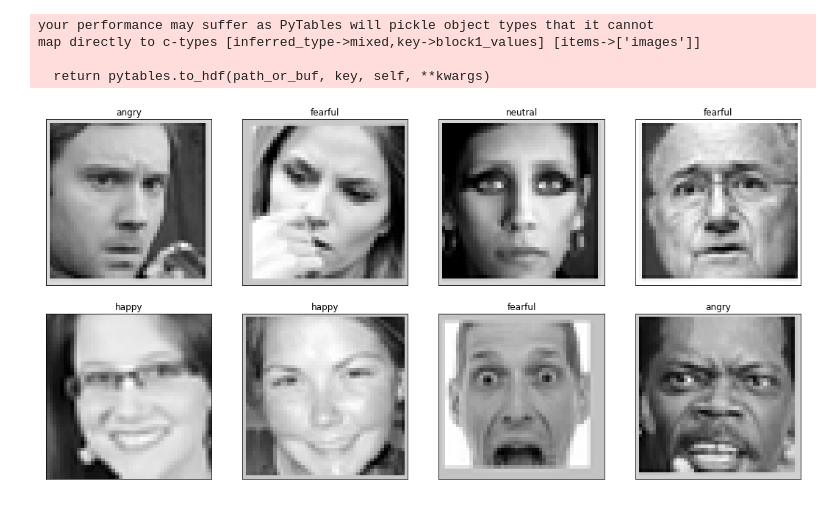
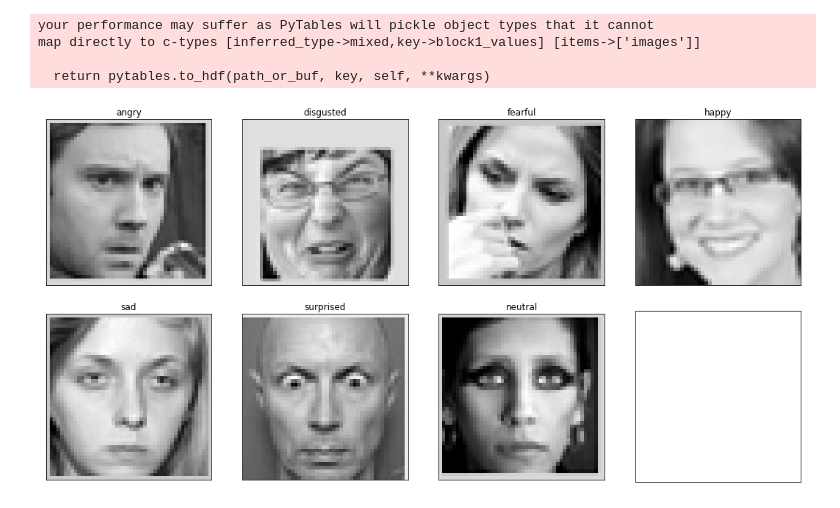
Before and after one commit to GomesJP/Emotions-Recognition, a Jupyter notebook: Import Data.ipynb, the cells around one changed output. Drawn from its saved outputs; the diff is of its cells as text; code cells hidden in the pictures.

Commit message:
Added some visualizations and a presentation

```diff
--- a/Import Data.ipynb
+++ b/Import Data.ipynb
@@ -75,24 +92,32 @@ map directly to c-types [inferred_type->mixed,key->block1_values] [items->['imag
 # %%
 data = pd.read_hdf('./data/fer2013.h5','data')
 
+import matplotlib
 from matplotlib import pyplot as plt
 
 plt.cla()   # Clear axis
 plt.clf()   # Clear figure
 plt.close() # Close a figure window
 
 rows = 2
 columns = 4
 
 f, axarr = plt.subplots(rows,columns,figsize=(15,7.5))
 f.tight_layout()
 
 for i in range(0,rows):
     for j in range(0,columns):
-        axarr[i][j].imshow(data["images"].iloc[i*columns+j], cmap = 'gray')
-        axarr[i][j].set_title(EMOTIONS[data["emotion"].iloc[i*columns+j]])
+        if (i*columns+j >= len(EMOTIONS)):
+            break
+        img = data.groupby('emotion').first().reset_index()["images"].iloc[i*columns+j]
+        emotion = EMOTIONS[data.groupby('emotion').first().reset_index()["emotion"].iloc[i*columns+j]]
+
+        axarr[i][j].imshow(img, cmap = 'gray')
+        axarr[i][j].set_title(emotion)
+        matplotlib.image.imsave(r'./data/image'+ str(i*columns+j) +'.png', img, cmap = 'gray')
+
 
 plt.setp(axarr, xticks=[], yticks=[]) # to hide tick values on X and Y axis
 plt.show()
 # %% [output]
-[figure, old version]
+[figure, new version]
```
Also changed, not shown: parts of 3 cells of this notebook, 7 other files.
